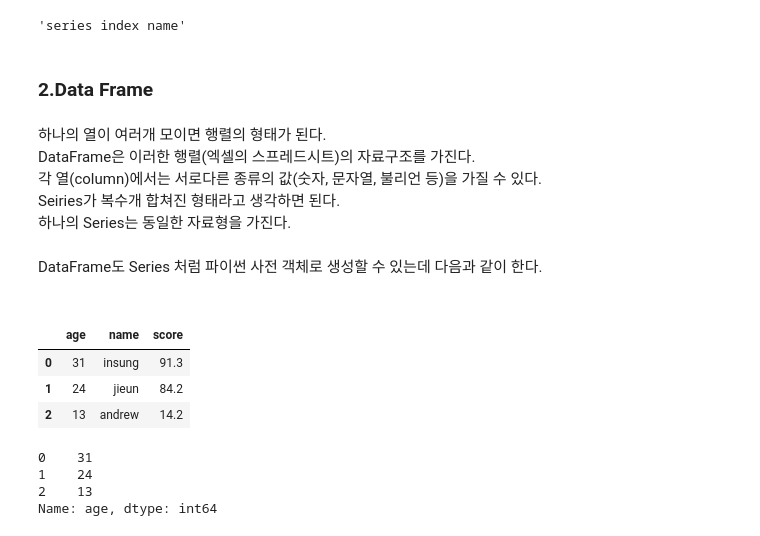
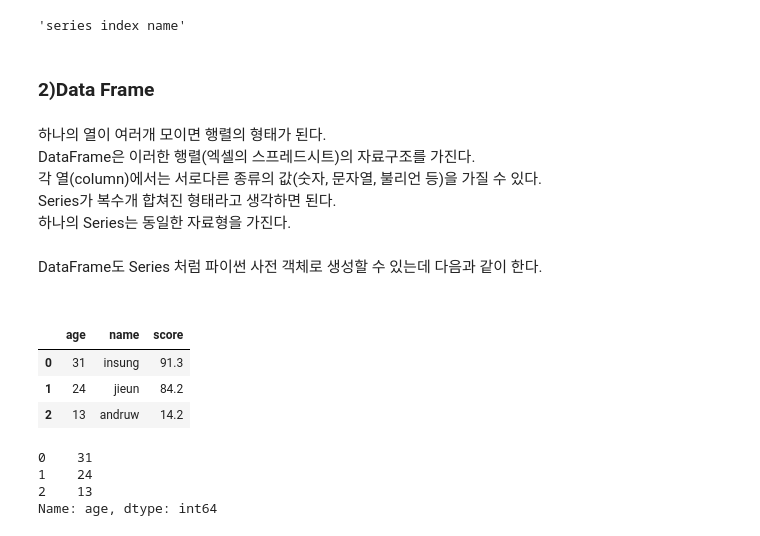
Before and after one commit to NinCastle/Study_Python, a Jupyter notebook: Pandas/Pandas_Basic.ipynb, the cells around one changed output. Saved outputs shown, nothing was run; the diff lists cells and outputs as text; code cells hidden in the pictures.

Commit message:
20180424 modify pandas basic

```diff
--- a/Pandas/Pandas_Basic.ipynb
+++ b/Pandas/Pandas_Basic.ipynb
@@ -212,31 +212,32 @@ c.index.name
 # %% [output]
 'series index name'
 # %% [markdown]
-### 2.Data Frame
+### 2)Data Frame
 # %% [markdown]
 하나의 열이 여러개 모이면 행렬의 형태가 된다.<br>
 DataFrame은 이러한 행렬(엑셀의 스프레드시트)의 자료구조를 가진다.<br>
 각 열(column)에서는 서로다른 종류의 값(숫자, 문자열, 불리언 등)을 가질 수 있다.<br>
-Seiries가 복수개 합쳐진 형태라고 생각하면 된다.<br>
+Series가 복수개 합쳐진 형태라고 생각하면 된다.<br>
 하나의 Series는 동일한 자료형을 가진다.<br>
 <br>
 DataFrame도 Series 처럼 파이썬 사전 객체로 생성할 수 있는데 다음과 같이 한다.<br>
 <br>
 # %%
+from pandas import Series, DataFrame
+import pandas as pd
 import numpy as np
-import pandas as pd
-from pandas import Series, DataFrame
 
-data = {'name' : ['insung', 'jieun', 'andrew'],
+
+data = {'name' : ['insung', 'jieun', 'andruw'],
        'age' : [31, 24, 13],
        'score' : [91.3, 84.2, 14.2]}
 frame = DataFrame(data)
 frame
 # %% [output]
 |  | age | name | score |
 | 0 | 31 | insung | 91.3 |
 | 1 | 24 | jieun | 84.2 |
-| 2 | 13 | andrew | 14.2 |
+| 2 | 13 | andruw | 14.2 |
 # %%
 frame['age']
 # %% [output]
```
Also changed, not shown: parts of 11 cells of this notebook.
